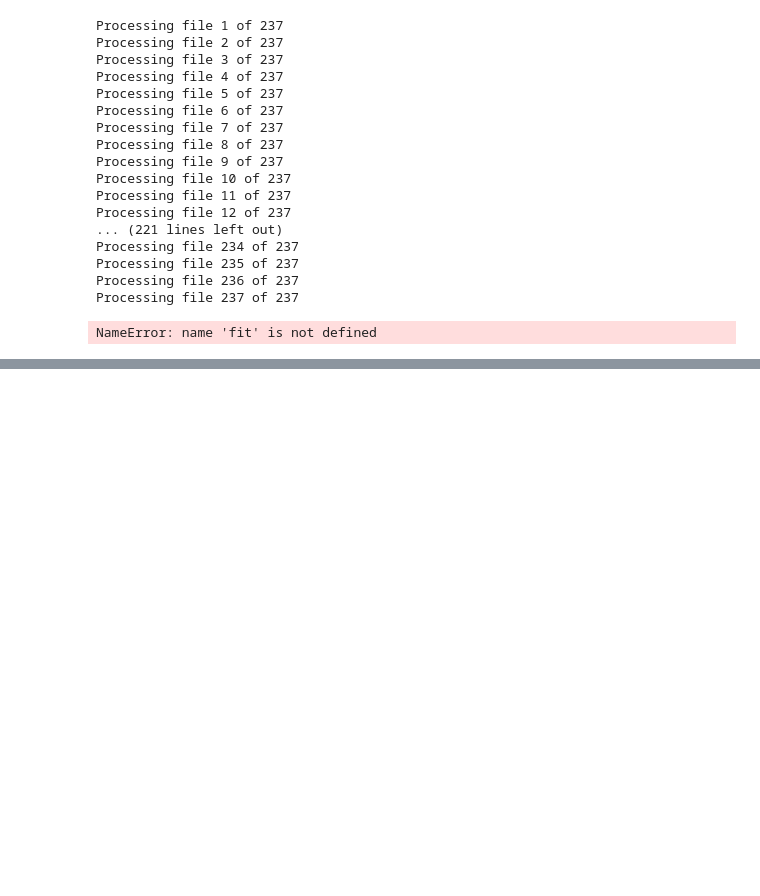
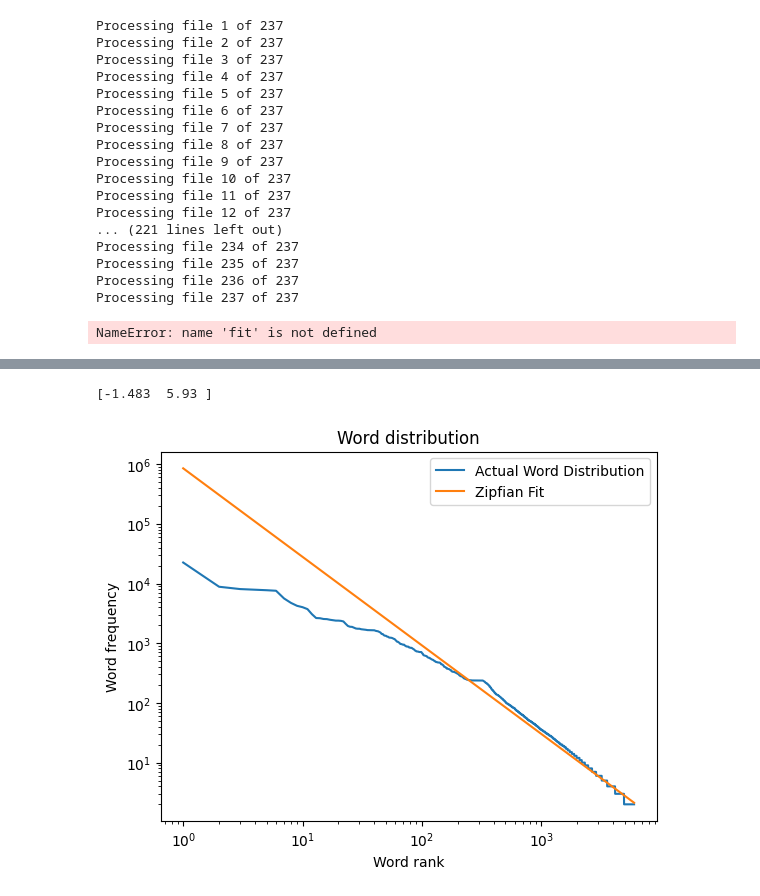
Before and after one commit to zachDiaks/mw-benfords-law, a Jupyter notebook: Main.ipynb, the cells around one changed output, grey strips where cells are left out. Drawn from its saved outputs; the diff is of its cells as text; code cells hidden in the pictures; blank space fills up the shorter version.

```diff
--- a/Main.ipynb
+++ b/Main.ipynb
@@ -191 +184,7 @@ Rank of objectDetection: 149
+# %%
+fit = plotter.plotWordDistribution(wordCounts, [1,6000], False) # Log-log line
+print(fit)
+# %% [output]
+[-1.483  5.93 ]
+[figure, added]
 # %%
```
Also changed, not shown: parts of 2 cells of this notebook, 5 other files.
